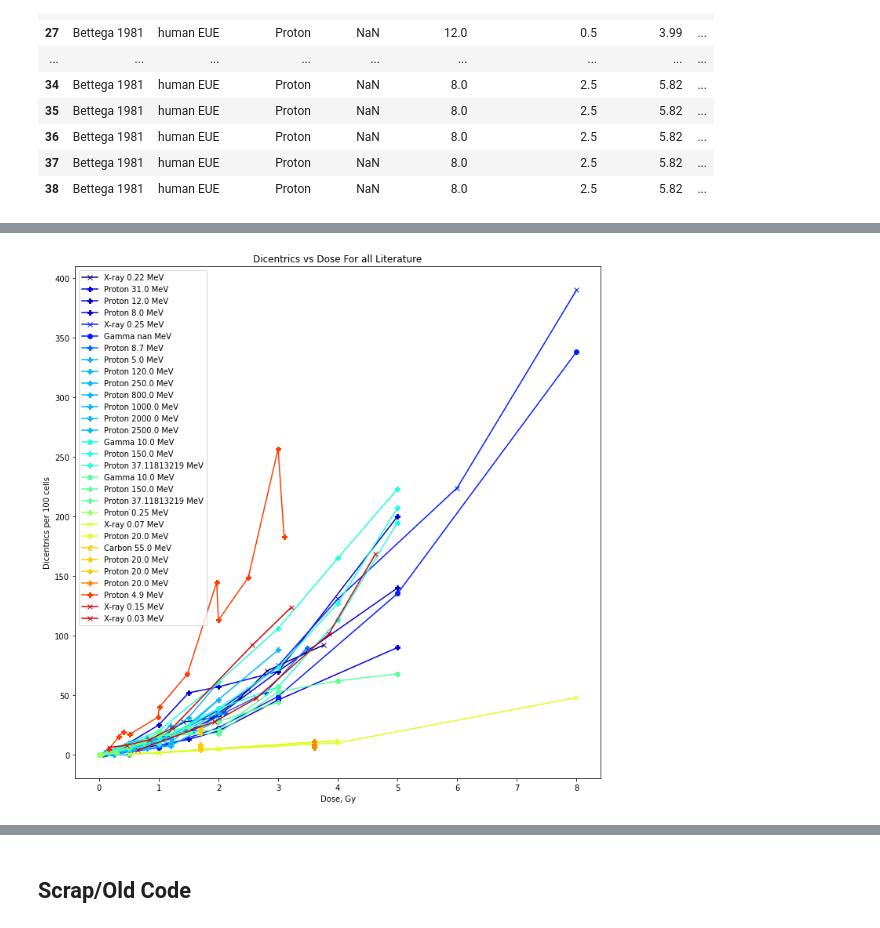
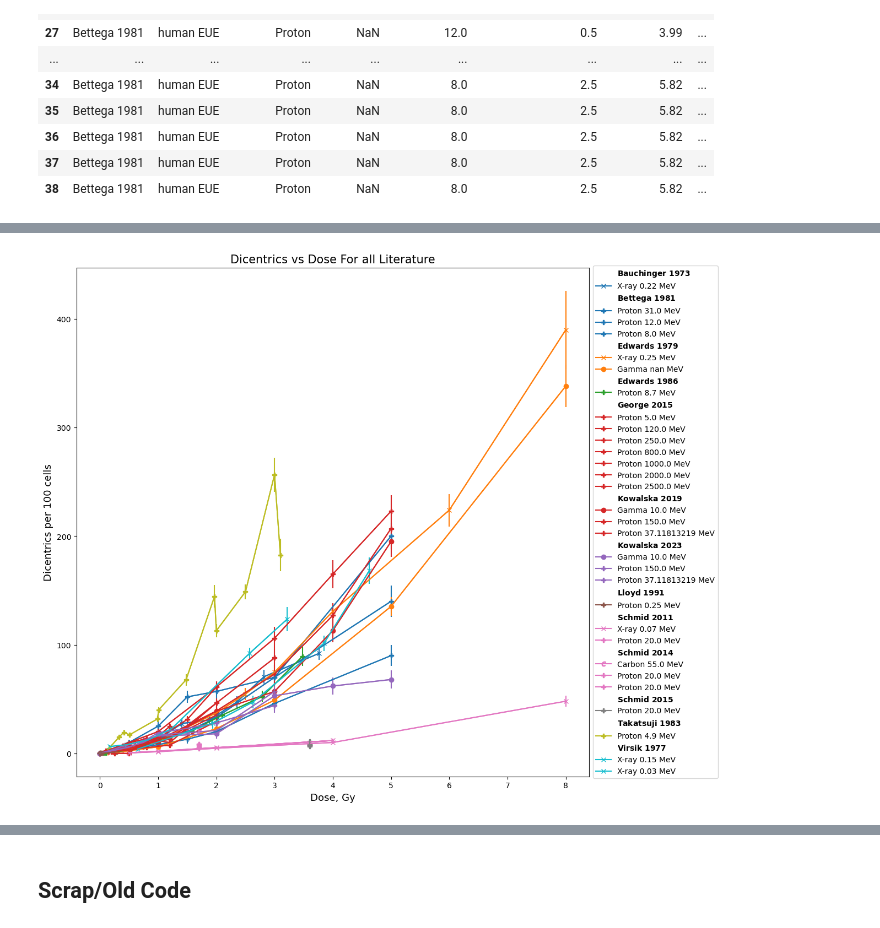
Before and after one commit to paulvautravers/MPhys-Sem-2, a Jupyter notebook: data_plotting.ipynb, the cells around one changed output, grey strips where cells are left out. Drawn from its saved outputs; the diff is of its cells as text; code cells hidden in the pictures.

```diff
--- a/data_plotting.ipynb
+++ b/data_plotting.ipynb
@@ -5,6 +5,7 @@ import matplotlib.pyplot as plt
 import matplotlib.colors as colors
 import matplotlib.cm as cmx
 from random import randint
+plt.rcParams.update(plt.rcParamsDefault)
 # %%
 filenames = ['kowalska_gamma.csv', 'kowalska_high_energy_protons.csv', 'kowalska_sobp_protons.csv']
 # %%
@@ -96,52 +73,47 @@ plot_all(dicentric_data)
 # %%
-"""
-for i in range(data.shape[1]-1):
-    plt.plot(data[:,0], data[:,i+1], marker=markers[i%3], color=colors[i//3], ls="none")
-
-f = lambda m,c: plt.plot([],[],marker=m, color=c, ls="none")[0]
-
-handles = [f("s", colors[i]) for i in range(3)]
-handles += [f(markers[i], "k") for i in range(3)]
-
-labels = colors + ["star", "triangle", "circle"]
-"""
 def plot_all_2(data_pd):
 
     plot_indices = np.unique(data_pd['Plot Index'].tolist())
     papers = np.unique(data_pd['Paper'].tolist())
     fig,ax = plt.subplots(figsize=(12,12))
 
-    jet = plt.get_cmap('jet')
+    discrete = plt.get_cmap('tab10')
     cNorm  = colors.Normalize(vmin=0, vmax=len(papers))
-    scalarMap = cmx.ScalarMappable(norm=cNorm, cmap=jet)
+    scalarMap = cmx.ScalarMappable(norm=cNorm, cmap=discrete)
 
     for j,paper in enumerate(papers):
         paper_pd = data_pd[data_pd['Paper'] == paper]
 
-        rand_color = (np.random.uniform(),np.random.uniform(),np.random.uniform())
+        #rand_color = (np.random.uniform(),np.random.uniform(),np.random.uniform())
         colorVal = scalarMap.to_rgba(j)
 
+        paper_text = paper.replace(" ","\ ")
+
         plot_indices = np.unique(paper_pd['Plot Index'].tolist())
+        plt.plot([], [], ' ', label=r'$ \bf{{{p}}}$'.format(p=paper_text))
 
         for i in plot_indices:
 
             sub_pd = paper_pd[paper_pd['Plot Index'] == i]
 
             radiation_type = sub_pd['Radiation type'].iloc[0]
             energy = sub_pd['Energy (MeV)'].iloc[0]
 
 
+            error = np.sqrt(sub_pd['Dicentrics per 100 cells']*sub_pd['No. of cells scored']/100)*(100/sub_pd['No. of cells scored'])
+            plt.errorbar(x=sub_pd['Dose (Gy)'],y=sub_pd['Dicentrics per 100 cells'],yerr=error,color=colorVal)
+
             plt.plot(sub_pd['Dose (Gy)'], sub_pd['Dicentrics per 100 cells'],
-                     color=colorVal,marker=marker_dict["{}".format(radiation_type)],
-                     label="{} {} MeV".format(radiation_type,energy))
+                    color=colorVal,marker=marker_dict["{}".format(radiation_type)],
+                    label="{} {} MeV".format(radiation_type,energy))
 
-    plt.legend()
-    plt.xlabel('Dose, Gy')
-    plt.ylabel('Dicentrics per 100 cells')
-    plt.title('Dicentrics vs Dose For all Literature')
+    plt.legend(loc='center left',bbox_to_anchor=(1,0.5,0.5,0.0))
+    plt.xlabel('Dose, Gy', fontsize=13)
+    plt.ylabel('Dicentrics per 100 cells',fontsize=13)
+    plt.title('Dicentrics vs Dose For all Literature',fontsize=15)
 plot_all_2(dicentric_data)
 # %% [output]
-[figure, old version]
+[figure, new version]
 # %%
 plot_by_paper('Bettega 1981',dicentric_data)
 # %% [output]
```
Also changed, not shown: parts of 4 cells of this notebook.
